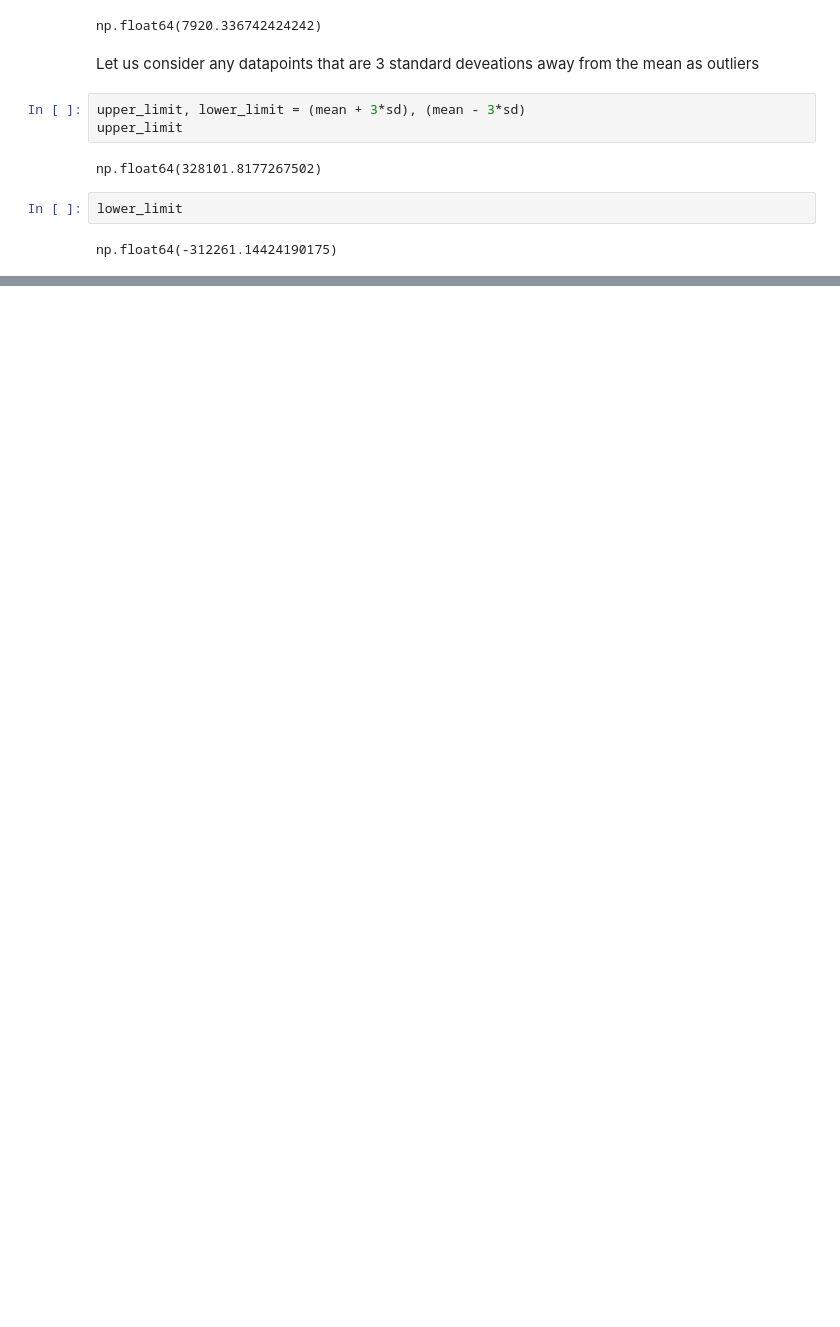
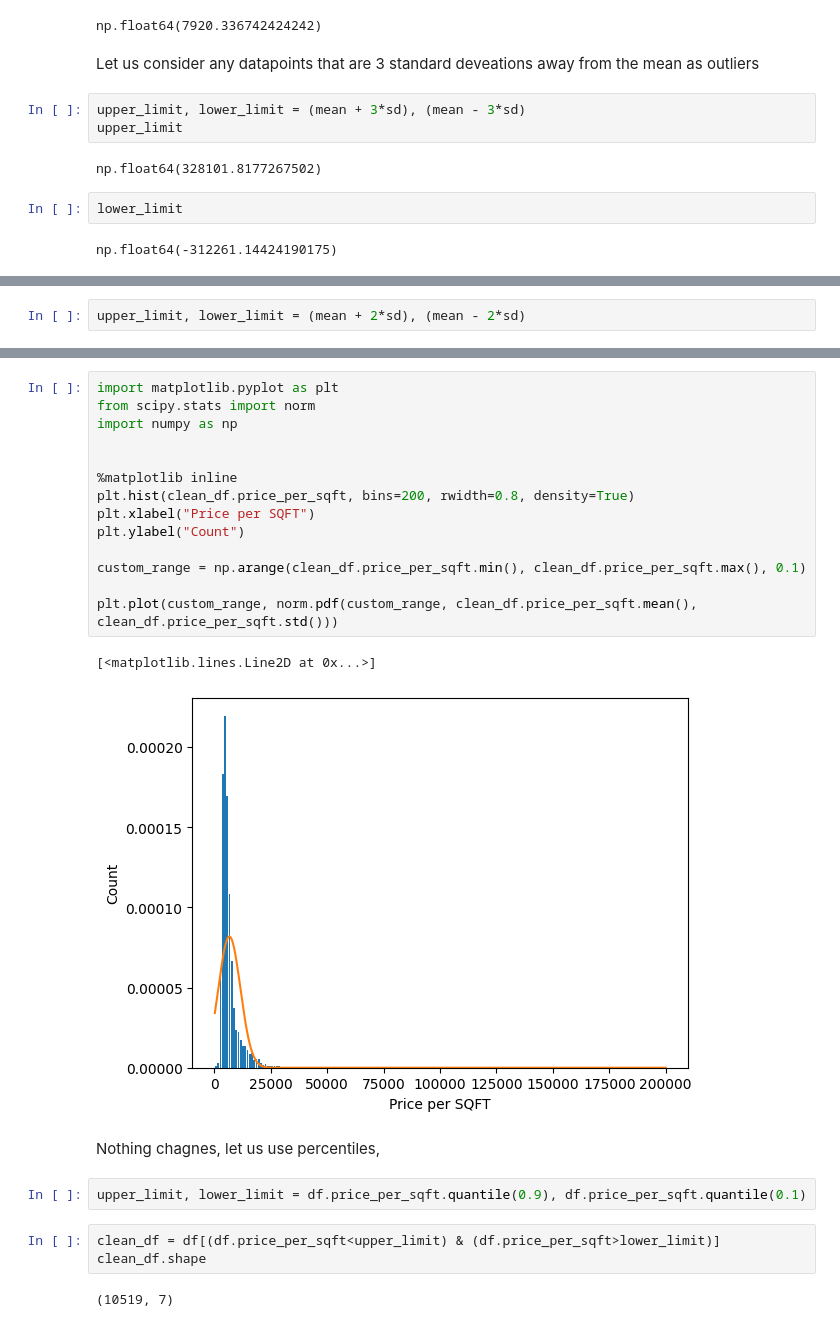
Before and after one commit to Saad-SYEDK/Machine_Learning, a Jupyter notebook: machine_learning.ipynb, the cells around one changed output, grey strips where cells are left out. Cells and saved outputs as stored; diff of their text form; blank space fills up the shorter version.

```diff
--- a/machine_learning.ipynb
+++ b/machine_learning.ipynb
@@ -2399,0 +2429,2 @@ np.float64(-312261.14424190175)
+# %%
+upper_limit, lower_limit = (mean + 2*sd), (mean - 2*sd)
@@ -2399,0 +2436,26 @@ np.float64(-312261.14424190175)
+# %%
+import matplotlib.pyplot as plt
+from scipy.stats import norm
+import numpy as np
+
+
+%matplotlib inline
+plt.hist(clean_df.price_per_sqft, bins=200, rwidth=0.8, density=True)
+plt.xlabel("Price per SQFT")
+plt.ylabel("Count")
+
+custom_range = np.arange(clean_df.price_per_sqft.min(), clean_df.price_per_sqft.max(), 0.1)
+
+plt.plot(custom_range, norm.pdf(custom_range, clean_df.price_per_sqft.mean(), clean_df.price_per_sqft.std()))
+# %% [output]
+[<matplotlib.lines.Line2D at 0x...>]
+[figure, added]
+# %% [markdown]
+Nothing chagnes, let us use percentiles,
+# %%
+upper_limit, lower_limit = df.price_per_sqft.quantile(0.9), df.price_per_sqft.quantile(0.1)
+# %%
+clean_df = df[(df.price_per_sqft<upper_limit) & (df.price_per_sqft>lower_limit)]
+clean_df.shape
+# %% [output]
+(10519, 7)
```
Also changed, not shown: parts of 8 cells of this notebook.
